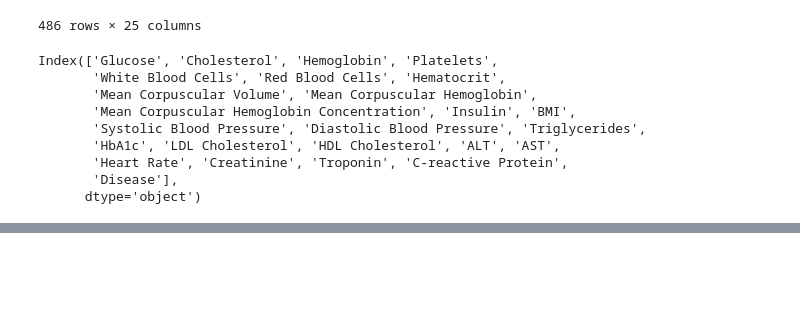
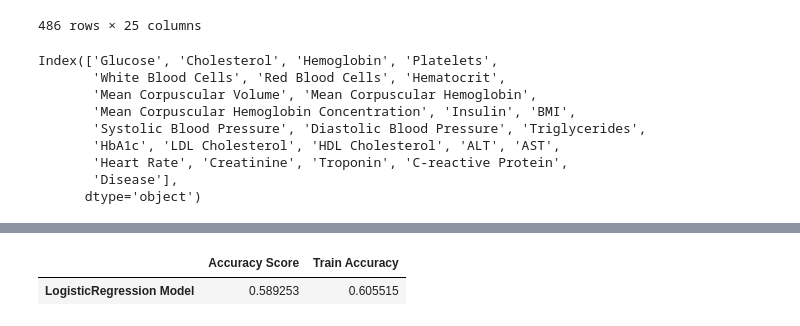
Before and after one commit to rajvi-collab/Disease_Detection, a Jupyter notebook: disease_detection.ipynb, the cells around one changed output, grey strips where cells are left out. Saved outputs shown, nothing was run; the diff lists cells and outputs as text; code cells hidden in the pictures; blank space fills up the shorter version.

Commit message:
Logistic Regression

```diff
--- a/disease_detection.ipynb
+++ b/disease_detection.ipynb
@@ -52,0 +81,38 @@ samples.shape[0]
+# %%
+from sklearn.metrics import accuracy_score,roc_auc_score,roc_curve
+def predictor(model_name, xtrain, xtest, ytrain, ytest):
+    print("For the {}".format(model_name))
+    print("")
+    model_name.fit(xtrain,ytrain)
+    y_pred_train = model_name.predict(xtrain)
+    y_pred_test = model_name.predict(xtest)
+    test_accuracy = accuracy_score(ytest,y_pred_test)
+    train_accuracy = accuracy_score(ytrain,y_pred_train)
+    print("The TRAIN accuracy is",train_accuracy)
+    print("--"*50)
+    print("The TEST accuracy is",test_accuracy)
+    return test_accuracy, train_accuracy
+# %%
+from sklearn.preprocessing import StandardScaler
+def standardization(xtrain, xtest):
+    scaler = StandardScaler()
+    X_train_scaled = scaler.fit_transform(xtrain)
+    X_test_scaled = scaler.transform(xtest)
+    return X_train_scaled, X_test_scaled
+# %%
+from sklearn.preprocessing import LabelEncoder
+from sklearn.model_selection import train_test_split
+
+label=LabelEncoder()
+data['Disease']=label.fit_transform(data['Disease'])
+disease=data['Disease']
+features=data.drop('Disease',axis=1)
+xtrain,xtest,ytrain,ytest=train_test_split(features,disease,test_size=0.2,random_state=42)
+# %%
+from sklearn.linear_model import LogisticRegression
+# standardization
+X_train_scaled, X_test_scaled = standardization(xtrain, xtest)
+# Create model
+logmodel = LogisticRegression(max_iter= 1000, solver = 'saga', penalty= 'l1', random_state = 10, C = 1.0, multi_class = 'multinomial')
+test_accuracy, train_accuracy = predictor(logmodel, X_train_scaled, X_test_scaled, ytrain, ytest)
+results.loc['LogisticRegression Model'] = [test_accuracy,train_accuracy]
@@ -52,0 +126,5 @@ samples.shape[0]
+# %%
+results
+# %% [output]
+|  | Accuracy Score | Train Accuracy |
+| LogisticRegression Model | 0.589253 | 0.605515 |
```
Also changed, not shown: parts of 10 cells of this notebook.
